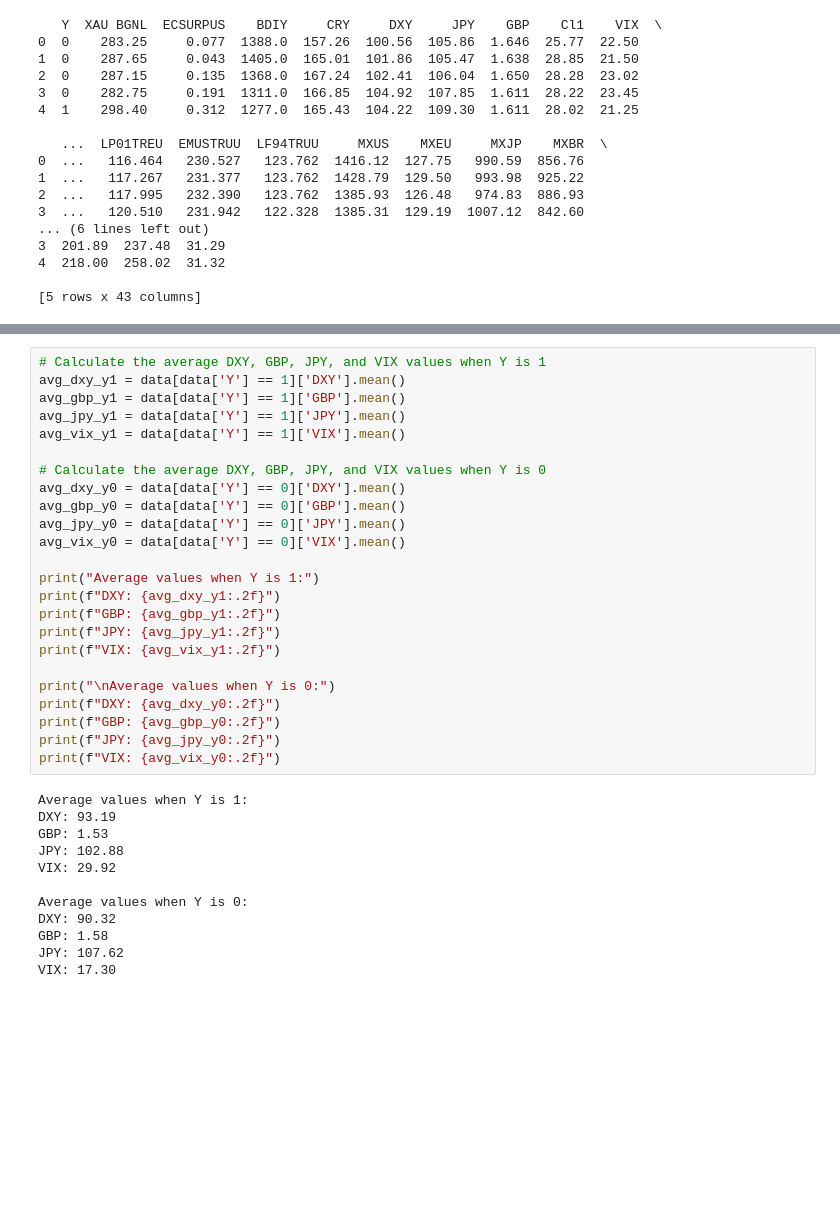
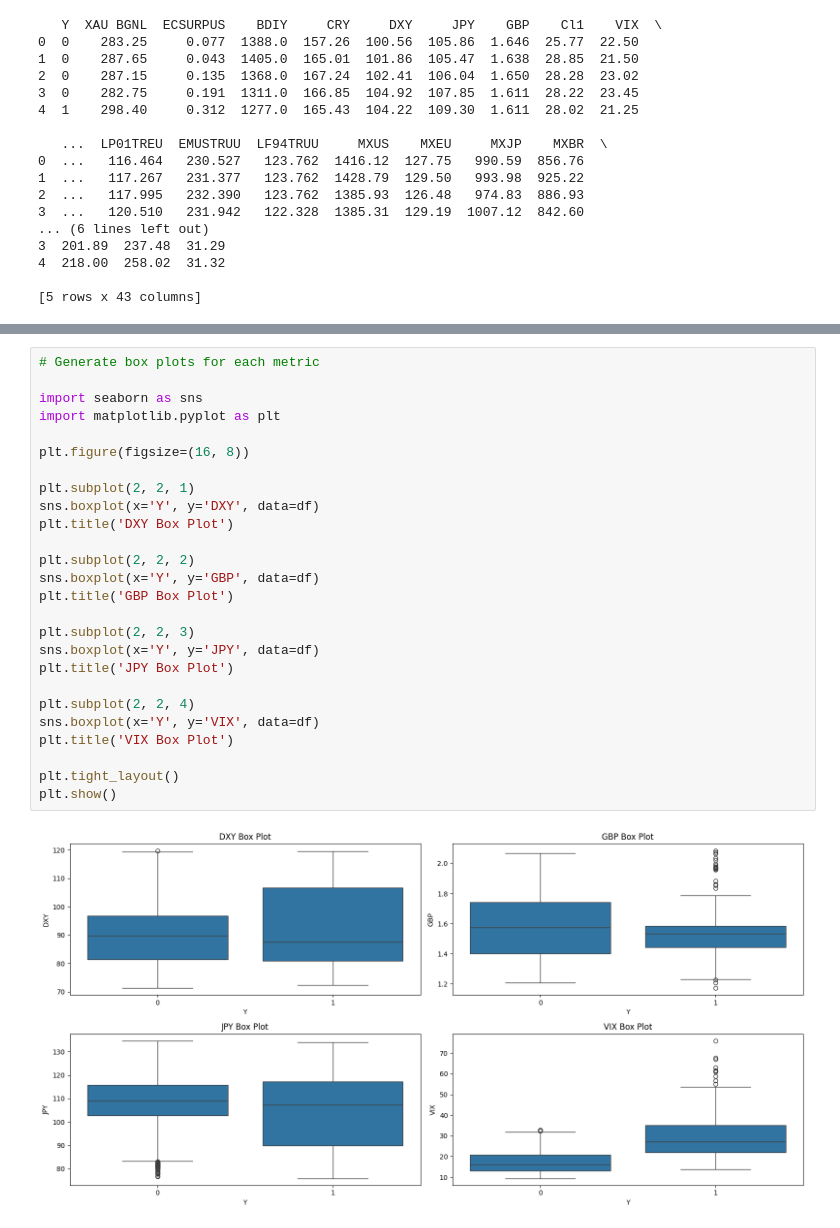
Before and after one commit to gitrlawton/market-anomaly-detection, a Jupyter notebook: Market_Anomaly_Detection.ipynb, the cells around one changed output, grey strips where cells are left out. Saved outputs shown, nothing was run; the diff lists cells and outputs as text; blank space fills up the shorter version.

```diff
--- a/Market_Anomaly_Detection.ipynb
+++ b/Market_Anomaly_Detection.ipynb
@@ -102,36 +119,28 @@ plt.show()
-# %%
-# Calculate the average DXY, GBP, JPY, and VIX values when Y is 1
-avg_dxy_y1 = data[data['Y'] == 1]['DXY'].mean()
-avg_gbp_y1 = data[data['Y'] == 1]['GBP'].mean()
-avg_jpy_y1 = data[data['Y'] == 1]['JPY'].mean()
-avg_vix_y1 = data[data['Y'] == 1]['VIX'].mean()
-
-# Calculate the average DXY, GBP, JPY, and VIX values when Y is 0
-avg_dxy_y0 = data[data['Y'] == 0]['DXY'].mean()
-avg_gbp_y0 = data[data['Y'] == 0]['GBP'].mean()
-avg_jpy_y0 = data[data['Y'] == 0]['JPY'].mean()
-avg_vix_y0 = data[data['Y'] == 0]['VIX'].mean()
-
-print("Average values when Y is 1:")
-print(f"DXY: {avg_dxy_y1:.2f}")
-print(f"GBP: {avg_gbp_y1:.2f}")
-print(f"JPY: {avg_jpy_y1:.2f}")
-print(f"VIX: {avg_vix_y1:.2f}")
-
-print("\nAverage values when Y is 0:")
-print(f"DXY: {avg_dxy_y0:.2f}")
-print(f"GBP: {avg_gbp_y0:.2f}")
-print(f"JPY: {avg_jpy_y0:.2f}")
-print(f"VIX: {avg_vix_y0:.2f}")
-# %% [output]
-Average values when Y is 1:
-DXY: 93.19
-GBP: 1.53
-JPY: 102.88
-VIX: 29.92
-
-Average values when Y is 0:
-DXY: 90.32
-GBP: 1.58
-JPY: 107.62
-VIX: 17.30
+# %%
+# Generate box plots for each metric
+
+import seaborn as sns
+import matplotlib.pyplot as plt
+
+plt.figure(figsize=(16, 8))
+
+plt.subplot(2, 2, 1)
+sns.boxplot(x='Y', y='DXY', data=df)
+plt.title('DXY Box Plot')
+
+plt.subplot(2, 2, 2)
+sns.boxplot(x='Y', y='GBP', data=df)
+plt.title('GBP Box Plot')
+
+plt.subplot(2, 2, 3)
+sns.boxplot(x='Y', y='JPY', data=df)
+plt.title('JPY Box Plot')
+
+plt.subplot(2, 2, 4)
+sns.boxplot(x='Y', y='VIX', data=df)
+plt.title('VIX Box Plot')
+
+plt.tight_layout()
+plt.show()
+# %% [output]
+[figure, added]
```
Also changed, not shown: parts of 14 cells of this notebook.
